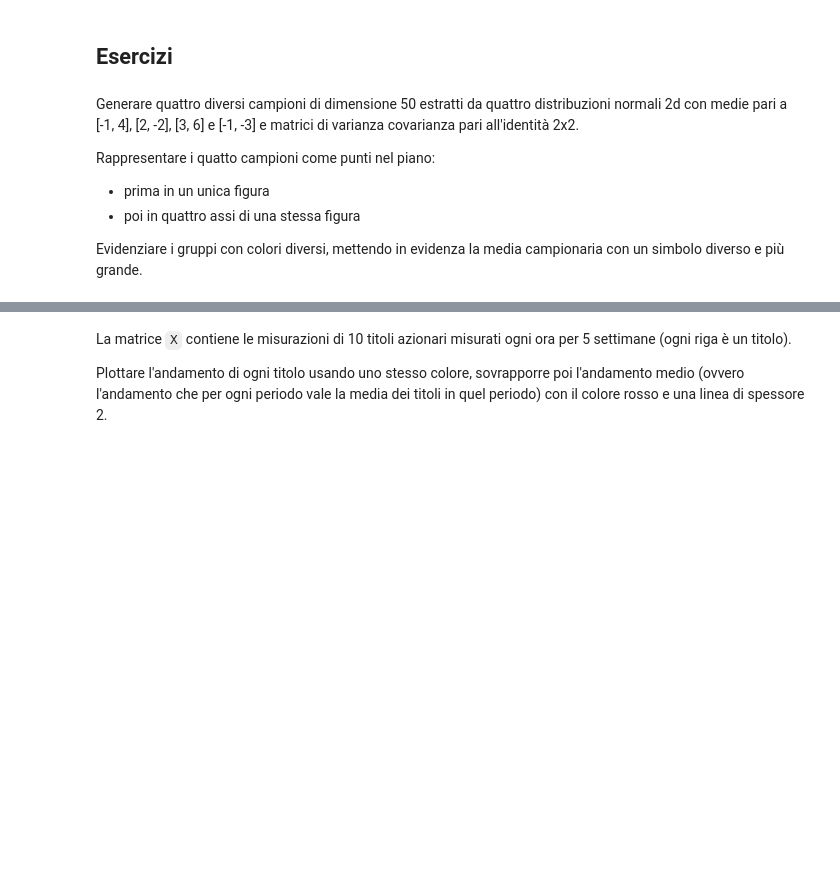
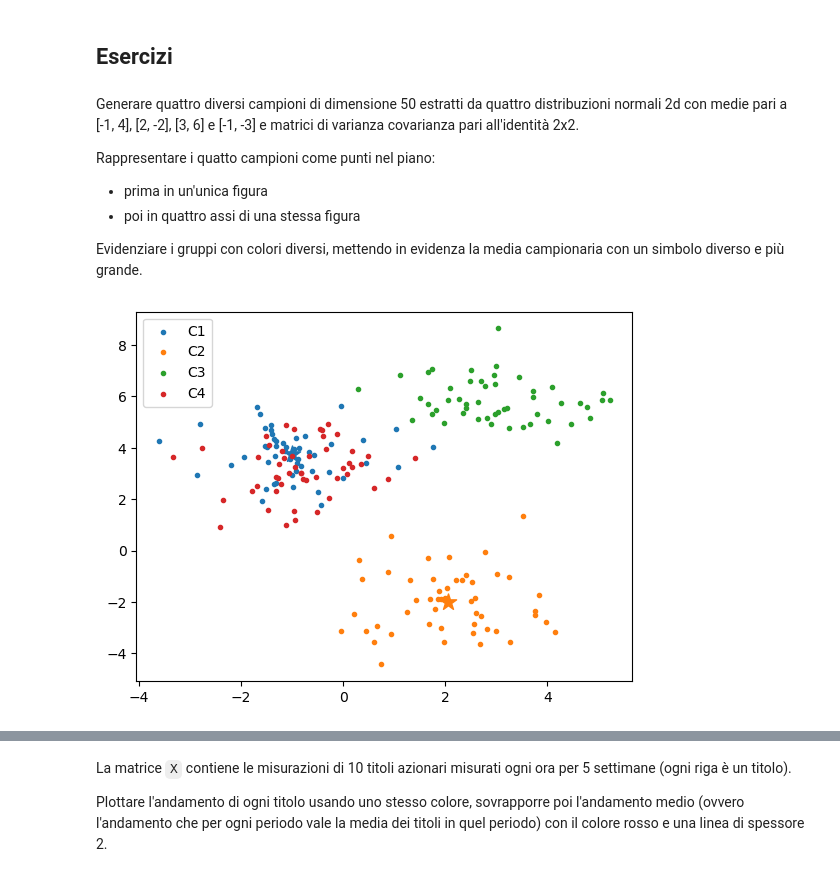
Before and after one commit to jb-sharp/stat4bigdata, a Jupyter notebook: Lezione 8/08-1-matplotlib.ipynb, the cells around one changed output, grey strips where cells are left out. Drawn from its saved outputs; the diff is of its cells as text; code cells hidden in the pictures; blank space fills up the shorter version.

```diff
--- a/Lezione 8/08-1-matplotlib.ipynb
+++ b/Lezione 8/08-1-matplotlib.ipynb
@@ -199,7 +251,31 @@ plt.show()
 Generare quattro diversi campioni di dimensione 50 estratti da quattro distribuzioni normali 2d con medie pari a [-1, 4], [2, -2], [3, 6] e [-1, -3] e matrici di varianza covarianza pari all'identità 2x2.
 
 Rappresentare i quatto campioni come punti nel piano:
-- prima in un unica figura
+- prima in un'unica figura
 - poi in quattro assi di una stessa figura
 
 Evidenziare i gruppi con colori diversi, mettendo in evidenza la media campionaria con un simbolo diverso e più grande.
+# %%
+n = 50
+c1 = np.array([-1, 4]).reshape(2, 1) + np.stack([np.random.randn(n), np.random.randn(n)])
+c2 = np.array([2, -2]).reshape(2, 1) + np.stack([np.random.randn(n), np.random.randn(n)])
+c3 = np.array([3, 6]).reshape(2, 1)  + np.stack([np.random.randn(n), np.random.randn(n)])
+c4 = np.array([-1, 3]).reshape(2, 1) + np.stack([np.random.randn(n), np.random.randn(n)])
+
+m1 = c1.mean(axis = 1)
+m2 = c2.mean(axis = 1)
+m3 = c3.mean(axis = 1)
+m4 = c4.mean(axis = 1)
+# %%
+## Un solo asse
+plt.figure()
+plt.scatter(x = c1[0, :], y = c1[1, :], label = "C1", color = "C0", marker = ".")
+plt.scatter(x = m1[0], y = m1[1], color = "C0", marker = "*", s = 150)
+plt.scatter(x = c2[0, :], y = c2[1, :], label = "C2", color = "C1", marker = ".")
+plt.scatter(x = m2[0], y = m2[1], color = "C1", marker = "*", s = 150)
+plt.scatter(x = c3[0, :], y = c3[1, :], label = "C3", color = "C2", marker = ".")
+plt.scatter(x = c4[0, :], y = c4[1, :], label = "C4", color = "C3", marker = ".")
+plt.legend()
+plt.show()
+# %% [output]
+[figure, added]
```
Also changed, not shown: parts of 25 cells of this notebook, 1 other file.
